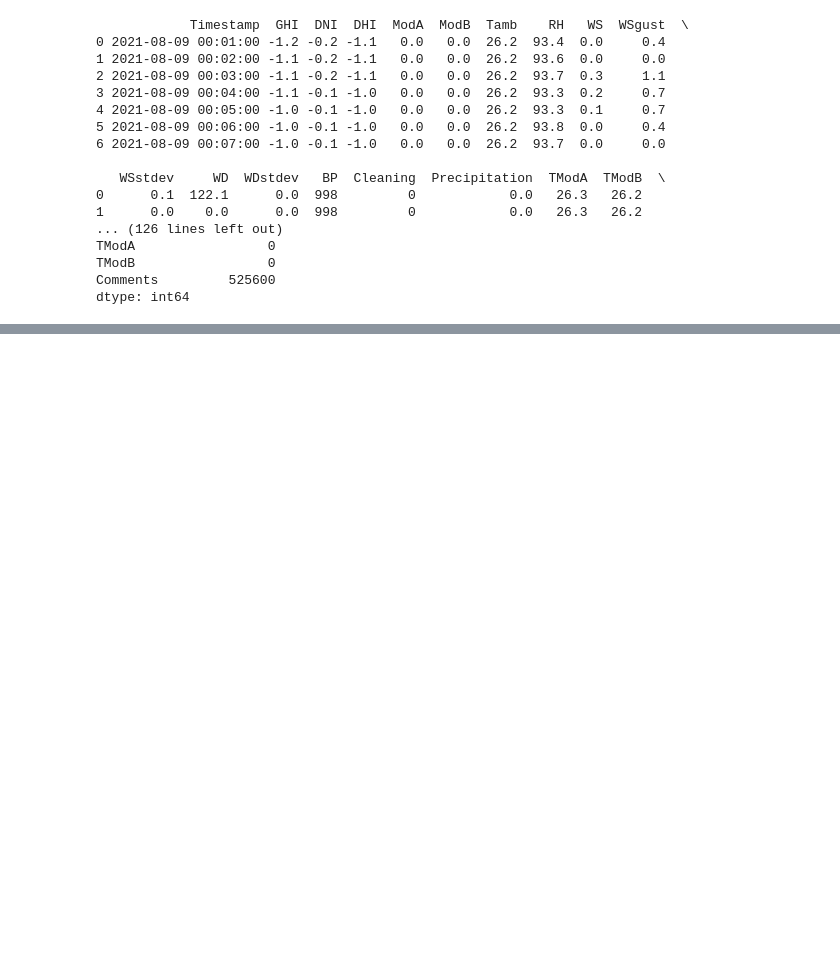
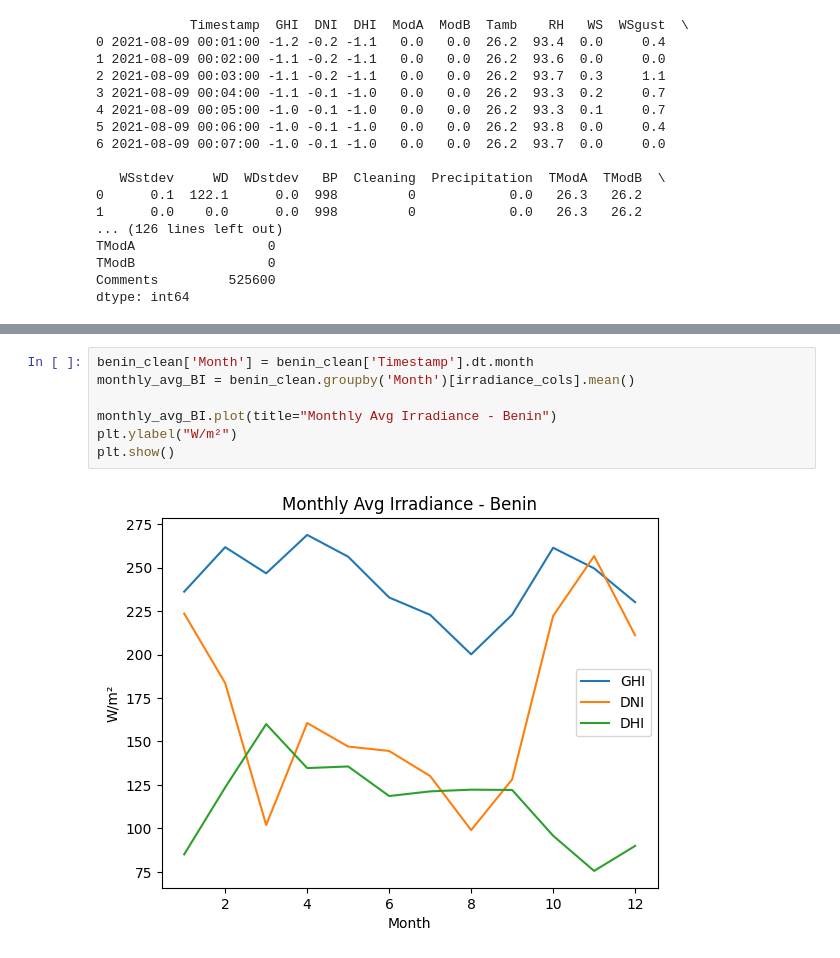
Before and after one commit to AmhaBK/solar-challenge-week1, a Jupyter notebook: eda_benin.ipynb, the cells around one changed output, grey strips where cells are left out. Cells and saved outputs as stored; diff of their text form; blank space fills up the shorter version.

```diff
--- a/eda_benin.ipynb
+++ b/eda_benin.ipynb
@@ -43,0 +161,9 @@ benin_clean.head()
+# %%
+benin_clean['Month'] = benin_clean['Timestamp'].dt.month
+monthly_avg_BI = benin_clean.groupby('Month')[irradiance_cols].mean()
+
+monthly_avg_BI.plot(title="Monthly Avg Irradiance - Benin")
+plt.ylabel("W/m²")
+plt.show()
+# %% [output]
+[figure, added]
```
Also changed, not shown: parts of 10 cells of this notebook.
